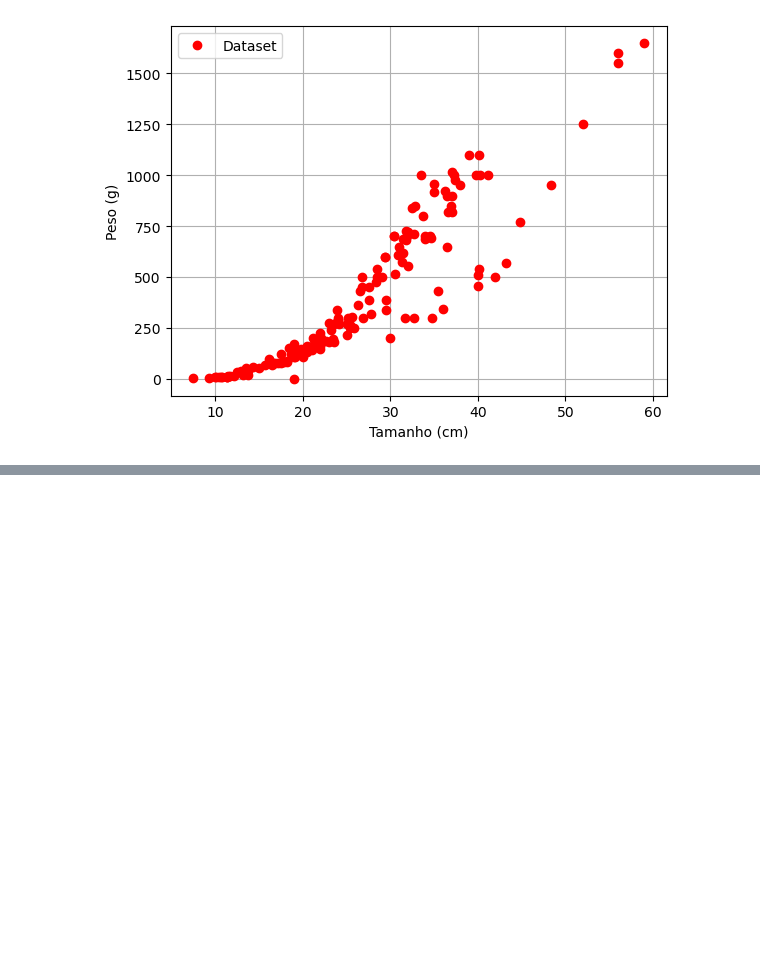
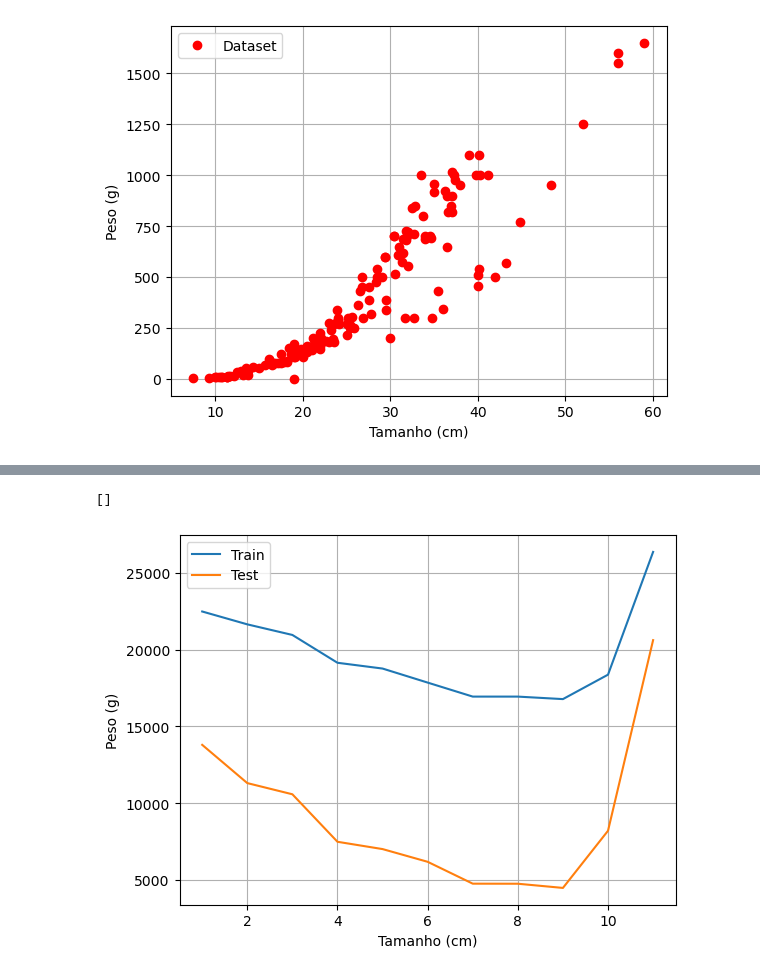
Before and after one commit to HenriqueTogo/machine-learning, a Jupyter notebook: Lista02/lista_02_231111280.ipynb, the cells around one changed output, grey strips where cells are left out. Saved outputs shown, nothing was run; the diff lists cells and outputs as text; code cells hidden in the pictures; blank space fills up the shorter version.

```diff
--- a/Lista02/lista_02_231111280.ipynb
+++ b/Lista02/lista_02_231111280.ipynb
@@ -145,0 +174,28 @@ test_dataset = dataset[train_dataset_len:]
+# %%
+def mse(y, y_predict):
+    return np.sum(np.power(y-y_predict, 2))/len(y)
+# %%
+cost_function_train = []
+cost_function_test = []
+max_order_model = 11
+for i in range(max_order_model):
+    order_model = i + 1
+    d = d_matrix(order_model, size_train)
+    w = np.matmul(np.matmul(np.linalg.inv(np.matmul(np.transpose(d), d)), np.transpose(d)), weight_train)
+    y_predict_test = y_predict_model(order_model, size_test, w)
+    y_predict_train = y_predict_model(order_model, size_train, w)
+    cost_function_train.append(mse(weight_train, y_predict_train))
+    cost_function_test.append(mse(weight_test, y_predict_test))
+# %%
+order = range(1, max_order_model + 1)
+
+plt.plot(order, cost_function_train)
+plt.plot(order, cost_function_test)
+plt.xlabel('Tamanho (cm)')
+plt.ylabel('Peso (g)')
+plt.grid('on')
+plt.legend(['Train', 'Test'])
+plt.plot()
+# %% [output]
+[]
+[figure, added]
```
Also changed, not shown: parts of 2 cells of this notebook.
